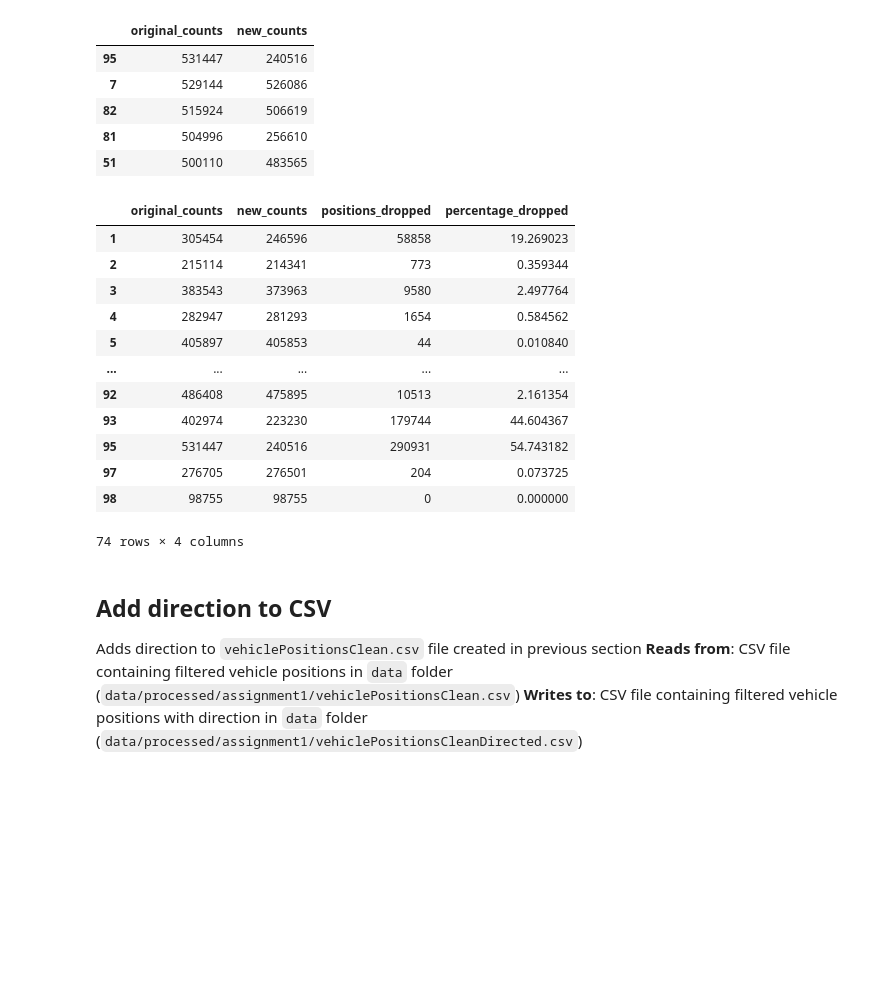
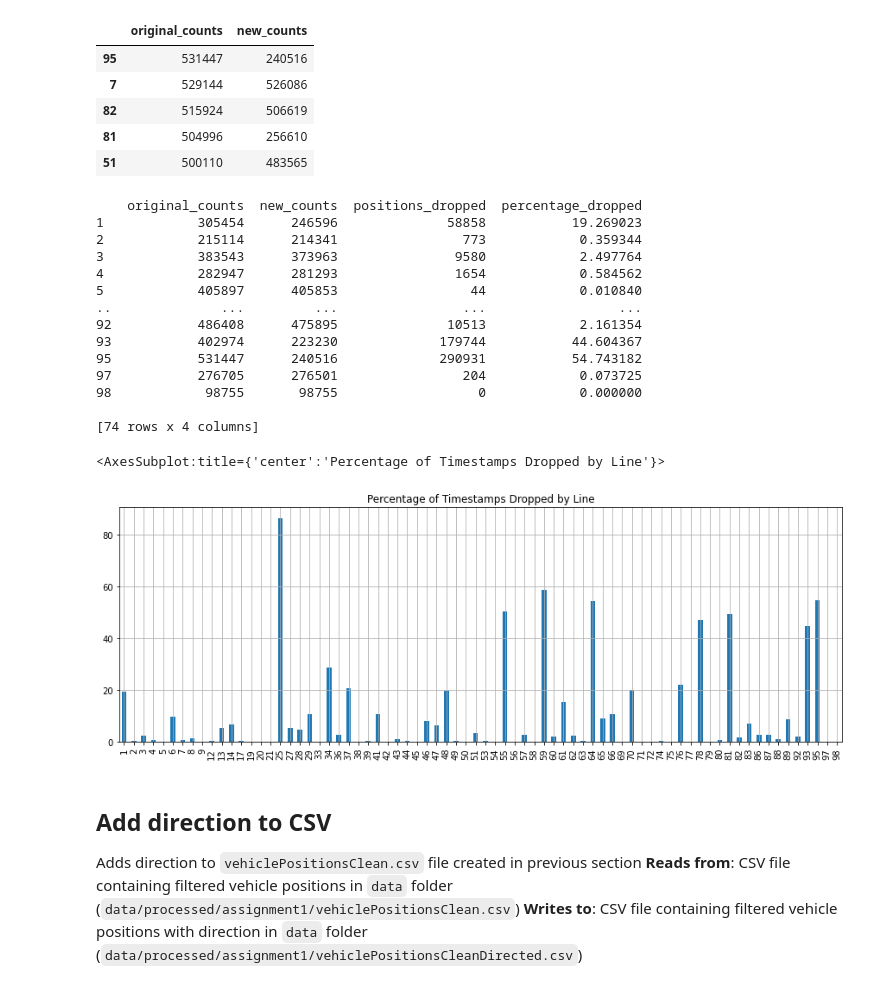
Before and after one commit to abroniewski/STIB-Hach-My-Ride, a Jupyter notebook: notebooks/assignment-1.ipynb, the cells around one changed output. Drawn from its saved outputs; the diff is of its cells as text; code cells hidden in the pictures; blank space fills up the shorter version.

```diff
--- a/notebooks/assignment-1.ipynb
+++ b/notebooks/assignment-1.ipynb
@@ -229,22 +230,26 @@ counts_df.head()
 # %%
 counts_df['positions_dropped'] = counts_df['original_counts'] - counts_df['new_counts']
 counts_df['percentage_dropped'] = counts_df['positions_dropped'] * 100 / counts_df['original_counts']
 counts_df.sort_index(inplace=True)
-counts_df
+print(counts_df)
+counts_df['percentage_dropped'].plot(kind='bar', figsize=(15,5), grid=True, title="Percentage of Timestamps Dropped by Line")
 # %% [output]
-|  | original_counts | new_counts | positions_dropped | percentage_dropped |
-| 1 | 305454 | 246596 | 58858 | 19.269023 |
-| 2 | 215114 | 214341 | 773 | 0.359344 |
-| 3 | 383543 | 373963 | 9580 | 2.497764 |
-| 4 | 282947 | 281293 | 1654 | 0.584562 |
-| 5 | 405897 | 405853 | 44 | 0.010840 |
-| ... | ... | ... | ... | ... |
-| 92 | 486408 | 475895 | 10513 | 2.161354 |
-| 93 | 402974 | 223230 | 179744 | 44.604367 |
-| 95 | 531447 | 240516 | 290931 | 54.743182 |
-| 97 | 276705 | 276501 | 204 | 0.073725 |
-| 98 | 98755 | 98755 | 0 | 0.000000 |
-74 rows × 4 columns
+    original_counts  new_counts  positions_dropped  percentage_dropped
+1            305454      246596              58858           19.269023
+2            215114      214341                773            0.359344
+3            383543      373963               9580            2.497764
+4            282947      281293               1654            0.584562
+5            405897      405853                 44            0.010840
+..              ...         ...                ...                 ...
+92           486408      475895              10513            2.161354
+93           402974      223230             179744           44.604367
+95           531447      240516             290931           54.743182
+97           276705      276501                204            0.073725
+98            98755       98755                  0            0.000000
+
+[74 rows x 4 columns]
+<AxesSubplot:title={'center':'Percentage of Timestamps Dropped by Line'}>
+[figure, added]
 # %%
 cleaned_positions_df.to_csv(cleaned_positions_csv_path, index=False)
 # %% [markdown]
```
Also changed, not shown: parts of 16 cells of this notebook.
